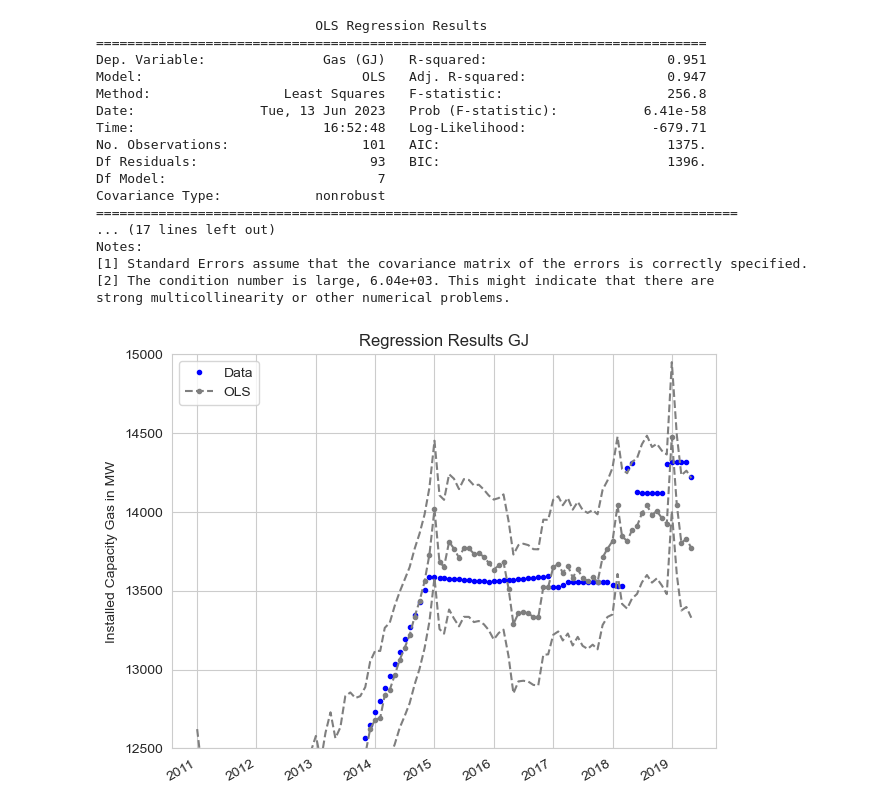
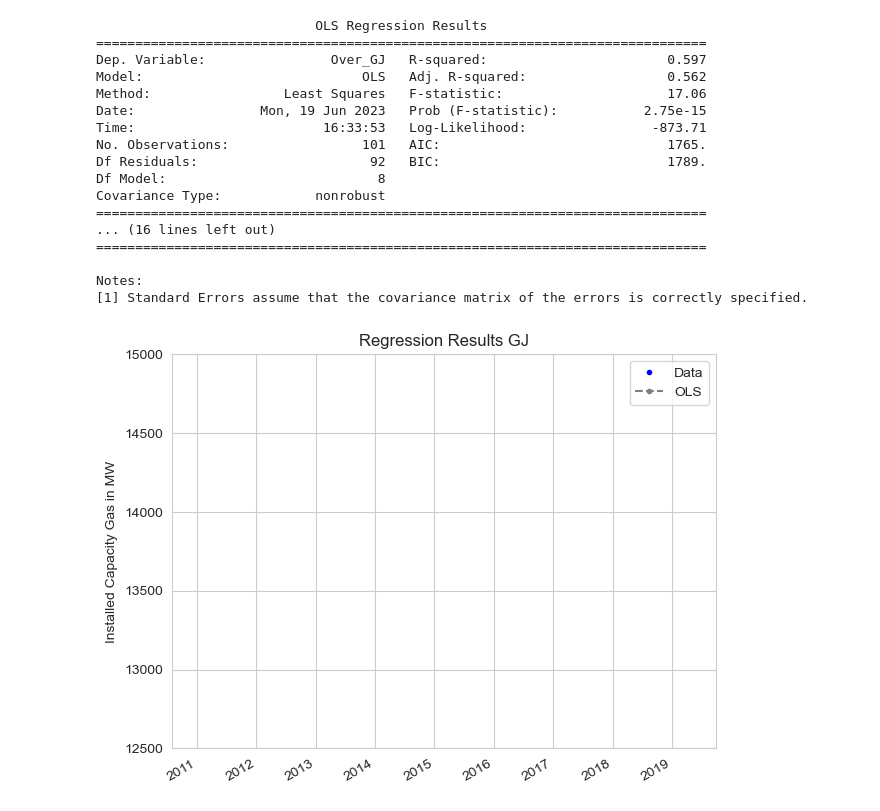
Before and after one commit to borvendegmate/tum_power_system_economics, a Jupyter notebook: code/regression_for_all_localities.ipynb, the cells around one changed output. Saved outputs shown, nothing was run; the diff lists cells and outputs as text; code cells hidden in the pictures.

```diff
--- a/code/regression_for_all_localities.ipynb
+++ b/code/regression_for_all_localities.ipynb
@@ -391,11 +384,11 @@ plt.show()
 # %%
-nyc_df = nyc_reg[['Gas (NYC)',
+nyc_df = nyc_reg[['Over_NYC',
                     #'Coal (NYC)',
                     # 'Oil (NYC)',
                     #'Renewables (NYC)',
                     #'Others (NYC)',
                     #'Sum (NYC)',
-                    'Sum_woGas (NYC)',
+                    #'Sum_woGas (NYC)',
                     #'nyc_icap',
                     #'natural gas',
                     #'nyc_dam',
@@ -432,6 +407,6 @@ sns.heatmap(nyc_df.corr(), annot = True)
 # %%
-x = nyc_df.loc[:, nyc_df.columns != 'Gas (NYC)']
-y = nyc_df['Gas (NYC)']
+x = nyc_df.loc[:, nyc_df.columns != 'Over_NYC']
+y = nyc_df['Over_NYC']
 
 x = sm.add_constant(x)
 
@@ -489,19 +464,19 @@ plt.show()
 # %%
-gj_df = gj_reg[['Gas (GJ)',
+gj_df = gj_reg[['Over_GJ',
                     #'Coal (GJ)',
                     # 'Oil (GJ)',
                     #'Renewables (GJ)',
                     #'Others (GJ)',
                     #'Sum (GJ)',
-                    'Sum_woGas (GJ)',
+                    #'Sum_woGas (GJ)',
                     #'gj_icap',
                     #'natural gas',
                     #'gj_dam',
                     #'Cleared Above GJ (%)',
                     #'UCAP GJ (MW)',
-                    #'ICAP-1',
+                    'ICAP-1',
                     'ICAP-2', 'ICAP-3', 'ICAP-4',
-                    #'DAM-1',
+                    'DAM-1',
                     'DAM-2', 'DAM-3', 'DAM-4'
                     ]]
 # %%
@@ -530,6 +506,6 @@ sns.heatmap(gj_df.corr(), annot = True)
 # %%
-x = gj_df.loc[:, gj_df.columns != 'Gas (GJ)']
-y = gj_df['Gas (GJ)']
+x = gj_df.loc[:, gj_df.columns != 'Over_GJ']
+y = gj_df['Over_GJ']
 
 x = sm.add_constant(x)
 
@@ -540,48 +516,48 @@ print(model.summary())
 # %% [output]
                             OLS Regression Results
 ==============================================================================
-Dep. Variable:               Gas (GJ)   R-squared:                       0.951
-Model:                            OLS   Adj. R-squared:                  0.947
-Method:                 Least Squares   F-statistic:                     256.8
-Date:                Tue, 13 Jun 2023   Prob (F-statistic):           6.41e-58
-Time:                        16:52:48   Log-Likelihood:                -679.71
-No. Observations:                 101   AIC:                             1375.
-Df Residuals:                      93   BIC:                             1396.
-Df Model:                           7
+Dep. Variable:                Over_GJ   R-squared:                       0.597
+Model:                            OLS   Adj. R-squared:                  0.562
+Method:                 Least Squares   F-statistic:                     17.06
+Date:                Mon, 19 Jun 2023   Prob (F-statistic):           2.75e-15
+Time:                        16:33:53   Log-Likelihood:                -873.71
+No. Observations:                 101   AIC:                             1765.
+Df Residuals:                      92   BIC:                             1789.
+Df Model:                           8
 Covariance Type:            nonrobust
-==================================================================================
-... (17 lines left out)
+==============================================================================
+... (16 lines left out)
+==============================================================================
+
 Notes:
 [1] Standard Errors assume that the covariance matrix of the errors is correctly specified.
-[2] The condition number is large, 6.04e+03. This might indicate that there are
-strong multicollinearity or other numerical problems.
 # %%
 res = model
 x = gj_df.index
-y_true = gj_df['Gas (GJ)']
+y_true = gj_df['Over_GJ']
 y = predictions
 
 prstd, iv_l, iv_u = wls_prediction_std(res)
 
 fig, ax = plt.subplots()
 #ax.plot(x, y, 'o', label="Estimated")
 ax.plot(x, y_true, 'b.', label="Data")
 ax.plot(x, res.fittedvalues, color='tab:gray', marker='.', linestyle='--', label="OLS") #--.
 ax.plot(x, iv_u, color='tab:gray', linestyle='--')
 ax.plot(x, iv_l, color='tab:gray', linestyle='--')
 ax.legend(loc='best')
 ax.set_ylim(12500, 15000)
 ax.set_title('Regression Results GJ')
 ax.set_ylabel('Installed Capacity Gas in MW')
 
 formatter = mdates.DateFormatter("%Y") # formatter of the date
 locator = mdates.YearLocator() # where to put the labels
 ax.xaxis.set_major_formatter(formatter) # calling the formatter for the x-axis
 ax.xaxis.set_major_locator(locator) # calling the locator for the x-axis
 fig.autofmt_xdate() # tilt the date labels
 plt.tight_layout()
 
 plt.show()
 # %% [output]
-[figure, old version]
+[figure, new version]
 # %%
```
Also changed, not shown: parts of 46 cells of this notebook, 2 other files.
